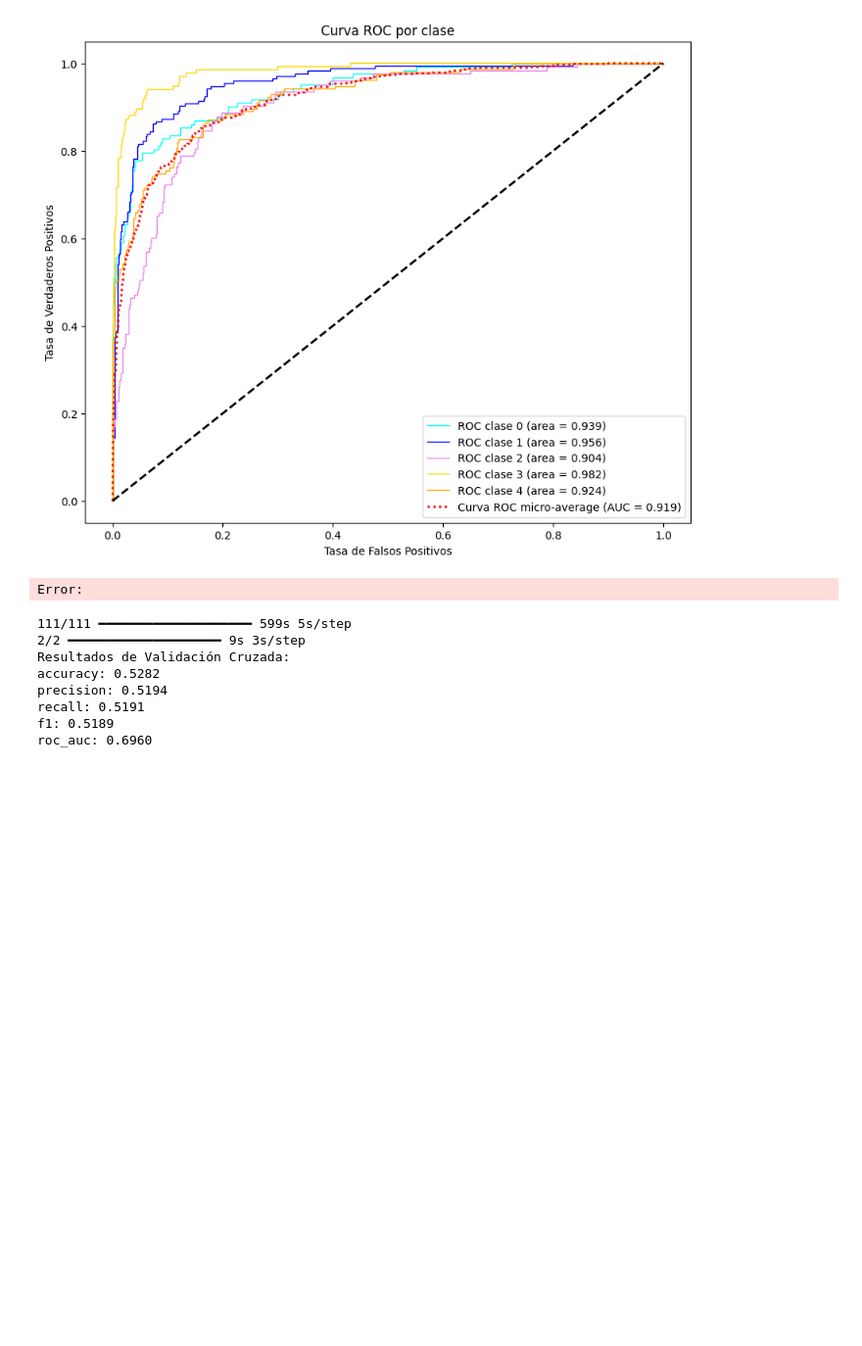
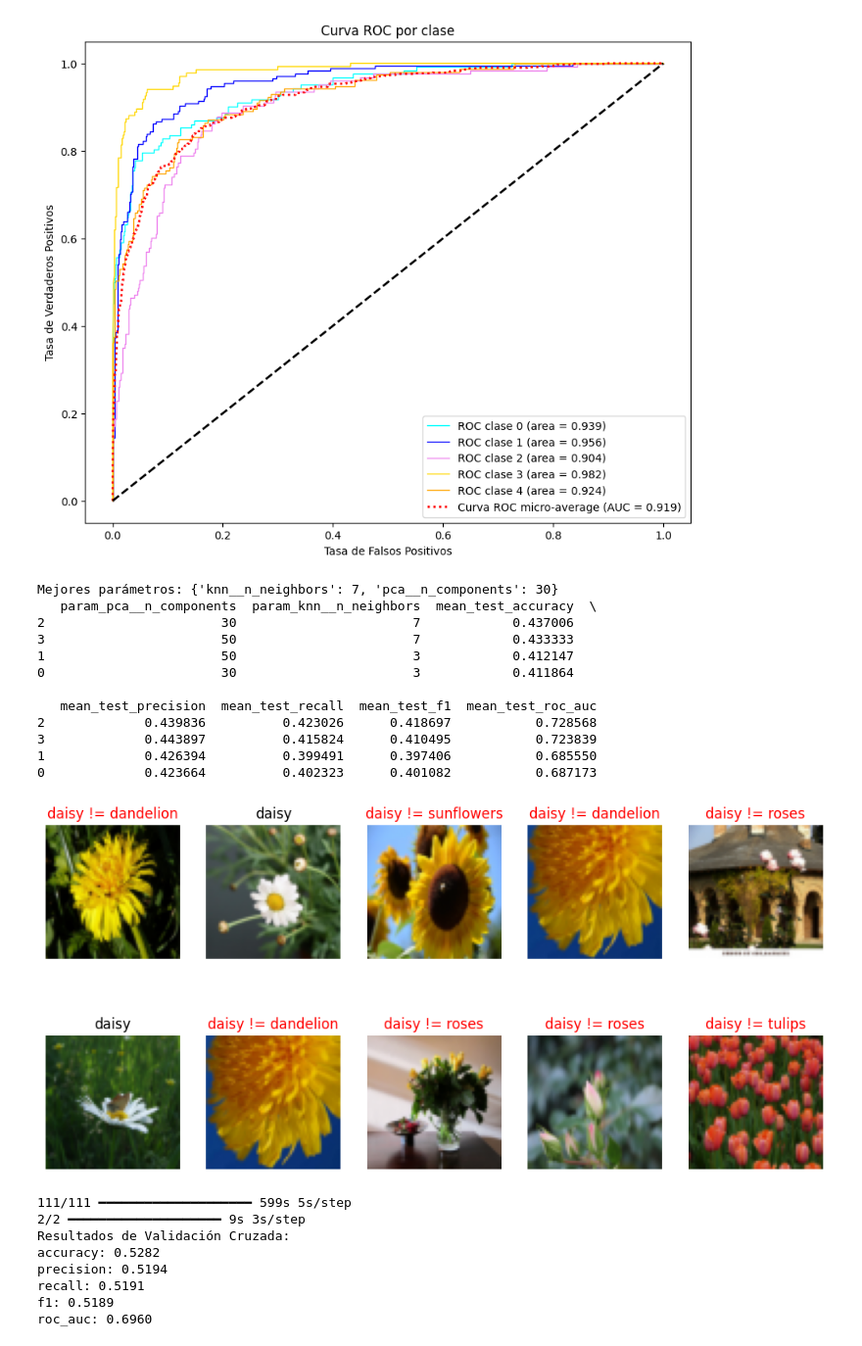
Before and after one commit to sabelayanez/clasificacion-supervisada, a Jupyter notebook: pruebas-finales.ipynb, the cells around one changed output. Shown at 98% size. Cells and saved outputs as stored; diff of their text form; code cells hidden in the pictures; blank space fills up the shorter version.

```diff
--- a/pruebas-finales.ipynb
+++ b/pruebas-finales.ipynb
@@ -29,18 +29,22 @@ import matplotlib.pyplot as plt
 path = kagglehub.dataset_download(dataset_name)
 
 # cargar train y test
-X_train_rgb, y_train = cargar_imagenes(os.path.join(path, 'flowers/flowers/flower_photos/train'), channel_mode="rgb")
-X_test_rgb, y_test = cargar_imagenes(os.path.join(path, 'flowers/flowers/flower_photos/test'), channel_mode="rgb")
-X_train_gray, _ = cargar_imagenes(os.path.join(path, 'flowers/flowers/flower_photos/train'), channel_mode="grayscale")
-X_test_gray, _ = cargar_imagenes(os.path.join(path, 'flowers/flowers/flower_photos/test'), channel_mode="grayscale")
-X_train_rgb_64, _ = cargar_imagenes(os.path.join(path, 'flowers/flowers/flower_photos/train'), target_size=(64, 64))
-X_test_rgb_64, _ = cargar_imagenes(os.path.join(path, 'flowers/flowers/flower_photos/test'), target_size=(64, 64))
+#X_train_rgb, y_train = cargar_imagenes(os.path.join(path, 'flowers/flowers/flower_photos/train'), channel_mode="rgb")
+#X_test_rgb, y_test = cargar_imagenes(os.path.join(path, 'flowers/flowers/flower_photos/test'), channel_mode="rgb")
+#X_train_gray, _ = cargar_imagenes(os.path.join(path, 'flowers/flowers/flower_photos/train'), channel_mode="grayscale")
+#X_test_gray, _ = cargar_imagenes(os.path.join(path, 'flowers/flowers/flower_photos/test'), channel_mode="grayscale")
+X_train_rgb_64, y_train = cargar_imagenes(os.path.join(path, 'flowers/flowers/flower_photos/train'), target_size=(64, 64))
+X_test_rgb_64, y_test = cargar_imagenes(os.path.join(path, 'flowers/flowers/flower_photos/test'), target_size=(64, 64))
 
 # Codificar etiquetas
 label_encoder = LabelEncoder()
 y_train_encoded = label_encoder.fit_transform(y_train)
 y_test_encoded = label_encoder.transform(y_test)
 
+class_names = label_encoder.classes_
+print(class_names)
+
+
 epochs = 100
 batch_size = 100
 history = []
@@ -721,7 +727,7 @@ from sklearn.model_selection import cross_validate
 from constants import CV, scoring
 from utils import validacion
 
-def knn_with_gridsearch(X_train_rgb, y_train_encoded, X_test_rgb, y_test_encoded):
+def knn_with_gridsearch(X_train_rgb, y_train_encoded, X_test_rgb, y_test_encoded, class_names):
     # Aplanar las imágenes
     X_train_flattened = X_train_rgb.reshape(X_train_rgb.shape[0], -1)
     X_test_flattened = X_test_rgb.reshape(X_test_rgb.shape[0], -1)
@@ -754,21 +760,41 @@ def knn_with_gridsearch(X_train_rgb, y_train_encoded, X_test_rgb, y_test_encoded
     best_pca = best_model.named_steps['pca']
     best_knn = best_model.named_steps['knn']
 
-    results = pd.DataFrame(grid_search.cv_results_)[[
-        'test_accuracy',
-        'test_precision',
+    """results = pd.DataFrame(grid_search.cv_results_)[[
+        'mean_test_accuracy',
+        'mean_test_precision',
         'test_recall',
         'test_f1',
         'test_roc_auc'
+    ]]"""
+
+    # Mostrar resultados del GridSearchCV
+    results = pd.DataFrame(grid_search.cv_results_)[[
+        'param_pca__n_components', 'param_knn__n_neighbors',
+        'mean_test_accuracy', 'mean_test_precision', 'mean_test_recall', 'mean_test_f1', 'mean_test_roc_auc'
     ]]
+    print(results.sort_values(by='mean_test_accuracy', ascending=False))  # Ordenar de mejor a peor
 
     y_pred_knn = grid_search.predict(X_test_scaled)
-    validacion(X_test_rgb, y_test_encoded, y_pred_knn)
+    validacion(X_test_rgb, y_test_encoded, y_pred_knn, class_names)
 
     return best_knn, best_pca, results
-modelKNN, pcaKNN, scoresKNN = knn_with_gridsearch(X_train_rgb_64, y_train_encoded, X_test_rgb_64, y_test_encoded)
-# %% [output]
-Error:
+# %%
+modelKNN, pcaKNN, scoresKNN = knn_with_gridsearch(X_train_rgb_64, y_train_encoded, X_test_rgb_64, y_test_encoded, class_names)
+# %% [output]
+Mejores parámetros: {'knn__n_neighbors': 7, 'pca__n_components': 30}
+   param_pca__n_components  param_knn__n_neighbors  mean_test_accuracy  \
+2                       30                       7            0.437006
+3                       50                       7            0.433333
+1                       50                       3            0.412147
+0                       30                       3            0.411864
+
+   mean_test_precision  mean_test_recall  mean_test_f1  mean_test_roc_auc
+2             0.439836          0.423026      0.418697           0.728568
+3             0.443897          0.415824      0.410495           0.723839
+1             0.426394          0.399491      0.397406           0.685550
+0             0.423664          0.402323      0.401082           0.687173
+[figure, added]
 # %%
 datos = {
         'precision': [0.435028],
```
Also changed, not shown: parts of 1 cell of this notebook, 3 other files.
